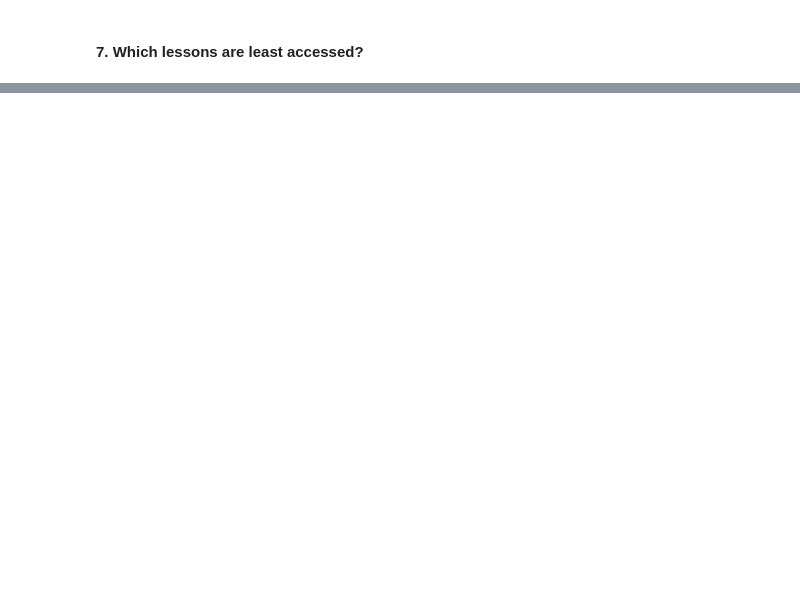
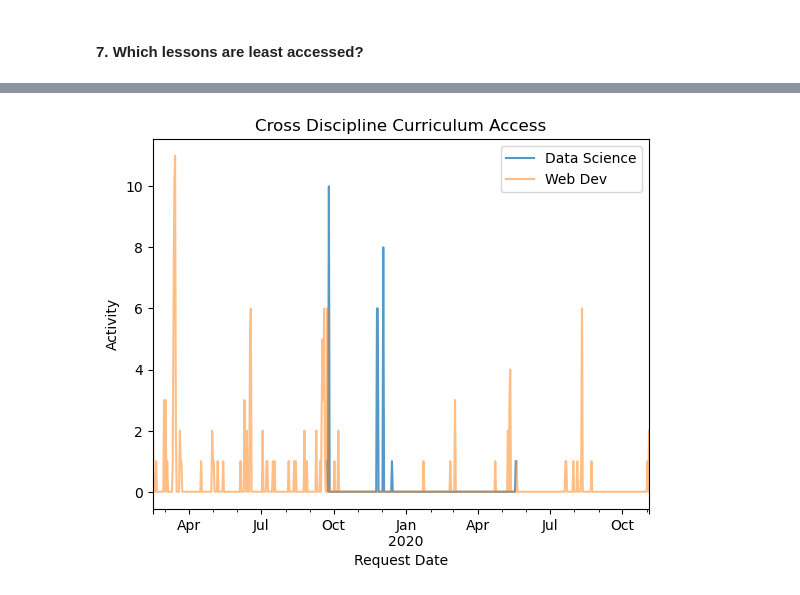
Before and after one commit to anomoly-detection-mini-project/anomoly-detection-mini-project, a Jupyter notebook: final_notebook.ipynb, the cells around one changed output, grey strips where cells are left out. Saved outputs shown, nothing was run; the diff lists cells and outputs as text; code cells hidden in the pictures; blank space fills up the shorter version.

```diff
--- a/final_notebook.ipynb
+++ b/final_notebook.ipynb
@@ -98,0 +99,4 @@ min_traffic[min_traffic['count']==1].head(10)
+# %%
+ex.q5()
+# %% [output]
+[figure, added]
```
Also changed, not shown: parts of 5 cells of this notebook, 3 other files.
